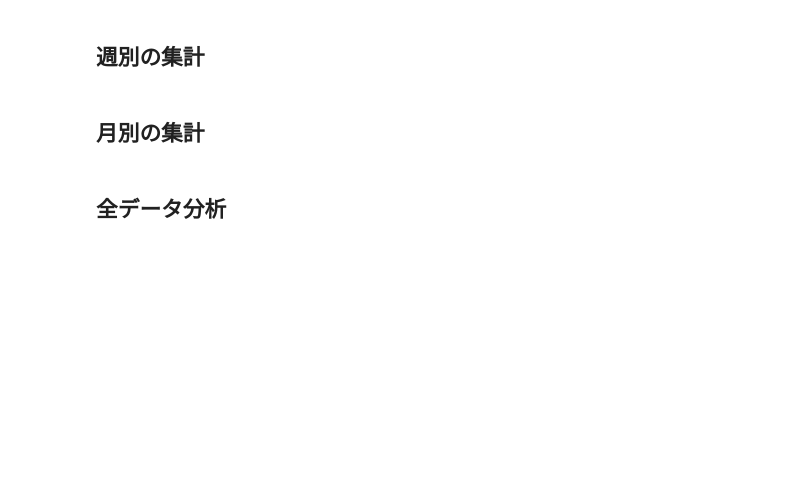
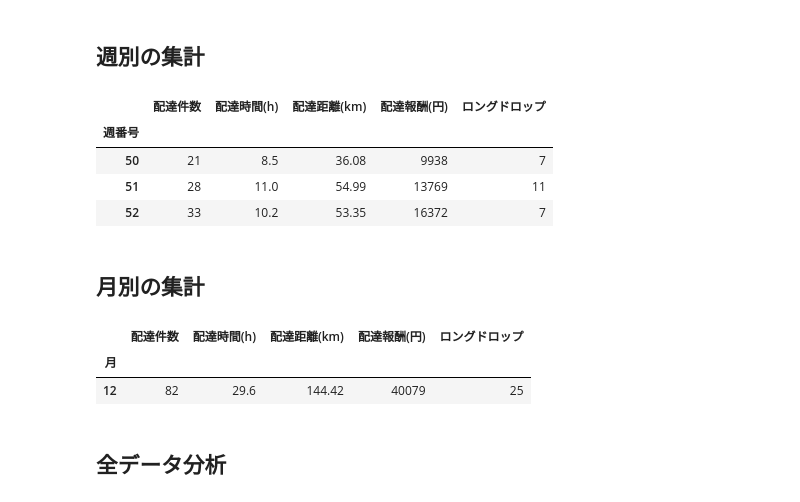
Before and after one commit to tsu-nera/ubereats-analysis, a Jupyter notebook: notebooks/trip_analysis.ipynb, the cells around one changed output. Saved outputs shown, nothing was run; the diff lists cells and outputs as text; code cells hidden in the pictures; blank space fills up the shorter version.

```diff
--- a/notebooks/trip_analysis.ipynb
+++ b/notebooks/trip_analysis.ipynb
@@ -94,4 +123,22 @@ print("{}  配達件数: {}件, 配達時間: {}h, 配達距離: {}km, 配達報
 # %% [markdown]
 ## 週別の集計
+# %%
+groupby = df.groupby('week_of_month')
+# %%
+df_by_week = pd.DataFrame()
+df_by_week["配達件数"] = groupby["pickup_datetime"].count()
+df_by_week["配達時間(h)"] = round(groupby["drive_time"].sum() / 60, 1)
+df_by_week["配達距離(km)"] = groupby["distance"].sum()
+df_by_week["配達報酬(円)"] = groupby["price"].sum()
+df_by_week["ロングドロップ"] = groupby.apply(lambda x: x[x.distance >= 2]['distance'].count())
+# %%
+df_by_week.index.name = '週番号'
+df_by_week.tail(30)
+# %% [output]
+|  | 配達件数 | 配達時間(h) | 配達距離(km) | 配達報酬(円) | ロングドロップ |
+| 週番号 |  |  |  |  |  |
+| 50 | 21 | 8.5 | 36.08 | 9938 | 7 |
+| 51 | 28 | 11.0 | 54.99 | 13769 | 11 |
+| 52 | 33 | 10.2 | 53.35 | 16372 | 7 |
 # %% [markdown]
 ## 月別の集計
@@ -98,3 +153,10 @@ print("{}  配達件数: {}件, 配達時間: {}h, 配達距離: {}km, 配達報
+# %%
+df_by_month.index.name = '月'
+df_by_month
+# %% [output]
+|  | 配達件数 | 配達時間(h) | 配達距離(km) | 配達報酬(円) | ロングドロップ |
+| 月 |  |  |  |  |  |
+| 12 | 82 | 29.6 | 144.42 | 40079 | 25 |
 # %% [markdown]
 ## 全データ分析
 # %%
```
Also changed, not shown: parts of 10 cells of this notebook.
